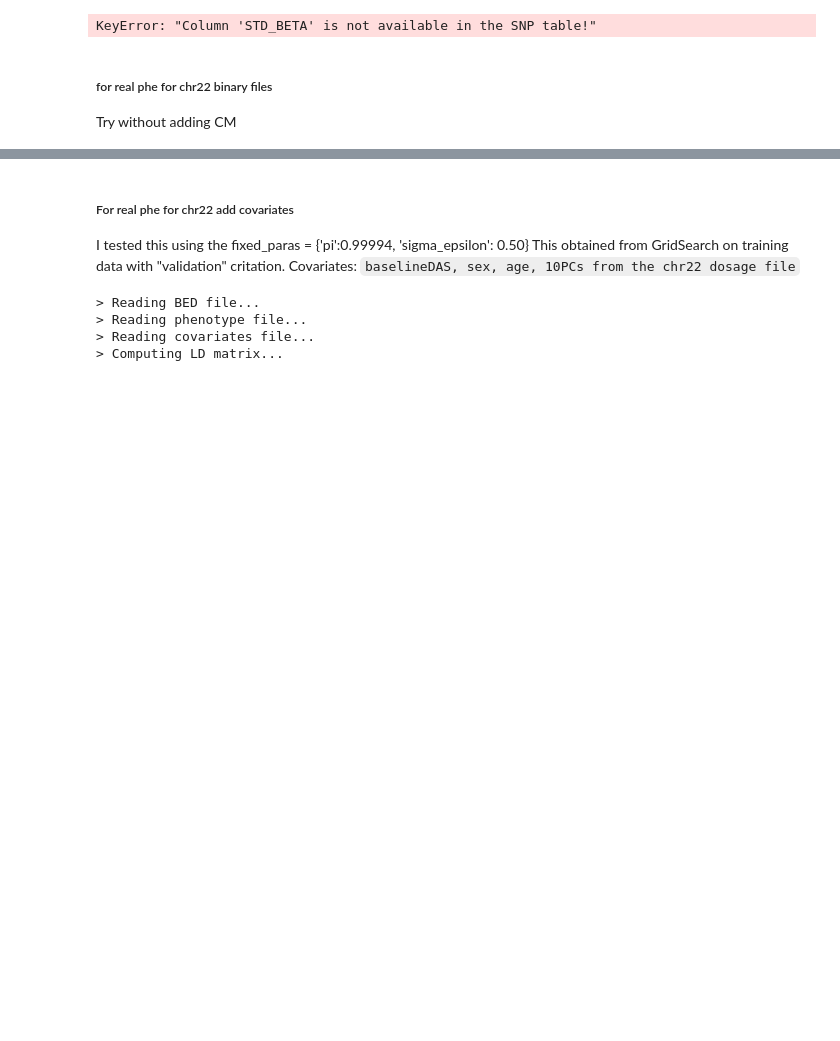
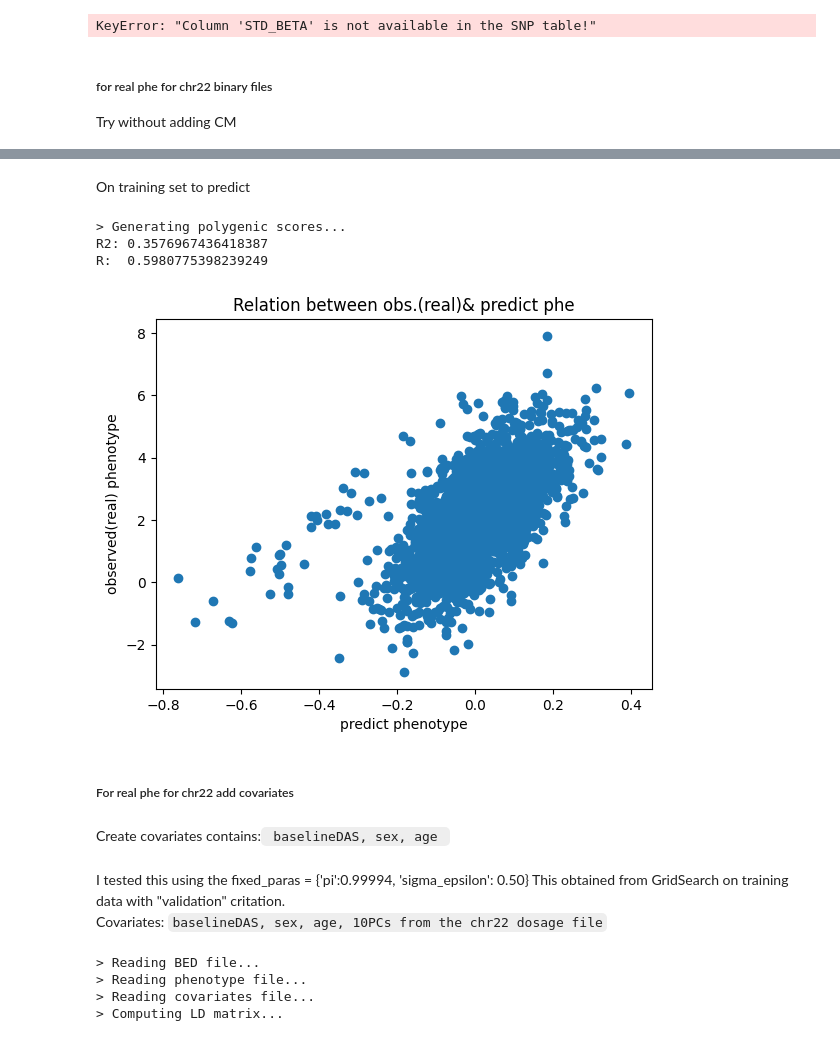
Before and after one commit to Yiqing-Zhu2000/RA_Project, a Jupyter notebook: Real_Aug20.ipynb, the cells around one changed output, grey strips where cells are left out. Saved outputs shown, nothing was run; the diff lists cells and outputs as text; code cells hidden in the pictures; blank space fills up the shorter version.

```diff
--- a/Real_Aug20.ipynb
+++ b/Real_Aug20.ipynb
@@ -165,0 +180,20 @@ plot_obs_vs_pred(realA22Val_gdl.sample_table.phenotype, pred)
+# %% [markdown]
+On training set to predict
+# %%
+# I guess it is also not high.
+pred = v.predict(realA22Train_gdl)
+print("R2:", r2(pred, realA22Train_gdl.sample_table.phenotype))
+# Pearson Correlation
+corr_train, p_value_train = pearsonr(pred, realA22Train_gdl.sample_table.phenotype)
+print("R: ",corr_train)
+
+plot_obs_vs_pred(realA22Train_gdl.sample_table.phenotype, pred)
+# %% [output]
+> Generating polygenic scores...
+R2: 0.3576967436418387
+R:  0.5980775398239249
+[figure, added]
+# %% [markdown]
+<h5>For real phe for chr22 add covariates </h5>
+# %% [markdown]
+Create covariates contains:<code> baselineDAS, sex, age </code>
@@ -166,5 +205,4 @@ plot_obs_vs_pred(realA22Val_gdl.sample_table.phenotype, pred)
 # %% [markdown]
-<h5>For real phe for chr22 add covariates </h5>
 I tested this using the fixed_paras = {'pi':0.99994, 'sigma_epsilon':  0.50}
 This obtained from GridSearch on training data with "validation" critation.
 Covariates: <code>baselineDAS, sex, age, 10PCs from the chr22 dosage file</code>
```
Also changed, not shown: parts of 22 cells of this notebook, 1 other file.
